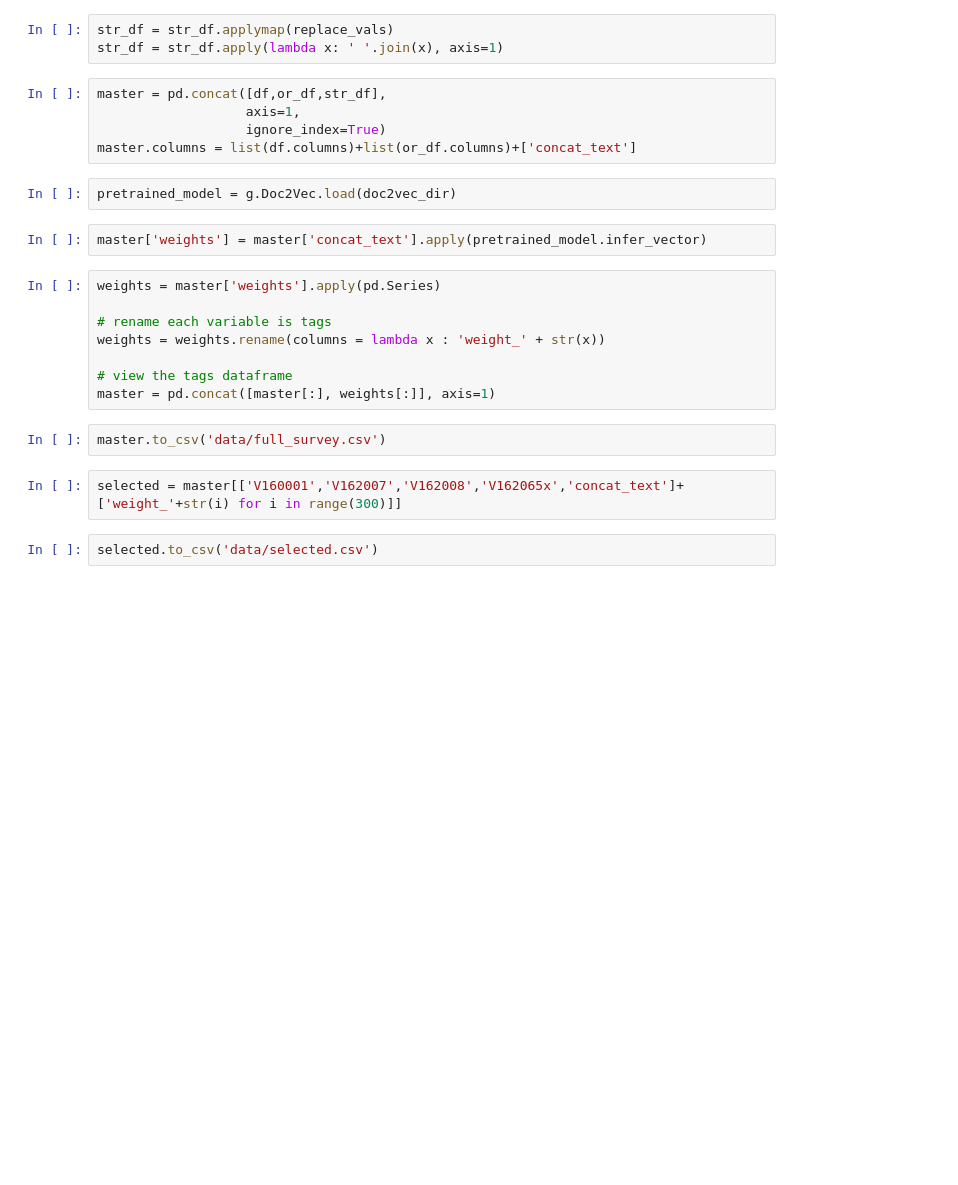
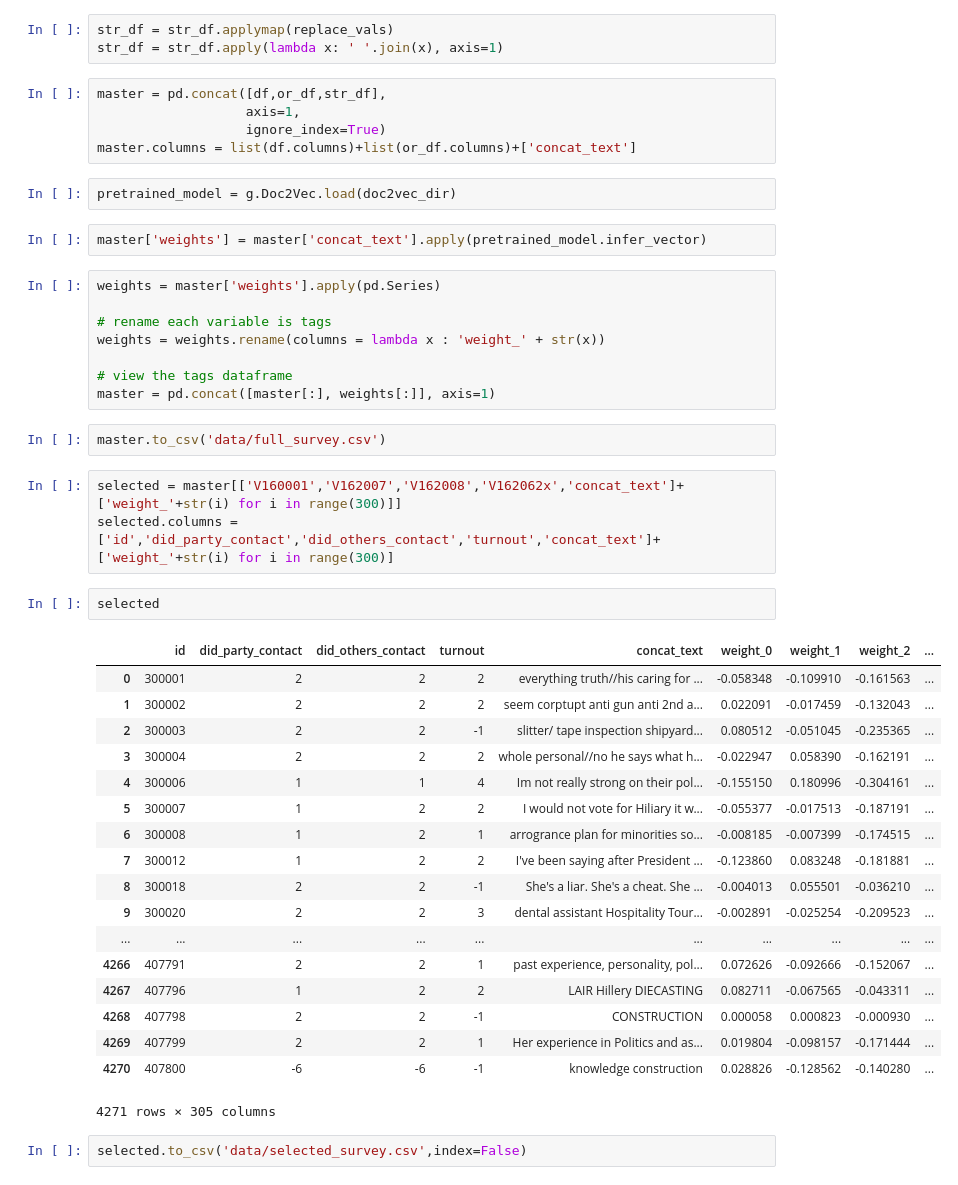
Before and after one commit to kojino/doc2vec, a Jupyter notebook: 2016_survey/2016_survey.ipynb, the cells around one changed output. Cells and saved outputs as stored; diff of their text form; blank space fills up the shorter version.

Commit message:
match voter turnout

```diff
--- a/2016_survey/2016_survey.ipynb
+++ b/2016_survey/2016_survey.ipynb
@@ -91,6 +64,28 @@ master = pd.concat([master[:], weights[:]], axis=1)
 # %%
 master.to_csv('data/full_survey.csv')
 # %%
-selected = master[['V160001','V162007','V162008','V162065x','concat_text']+['weight_'+str(i) for i in range(300)]]
+selected = master[['V160001','V162007','V162008','V162062x','concat_text']+['weight_'+str(i) for i in range(300)]]
+selected.columns = ['id','did_party_contact','did_others_contact','turnout','concat_text']+['weight_'+str(i) for i in range(300)]
+# %%
+selected
+# %% [output]
+|  | id | did_party_contact | did_others_contact | turnout | concat_text | weight_0 | weight_1 | weight_2 | ... |
+| 0 | 300001 | 2 | 2 | 2 | everything truth//his caring for ... | -0.058348 | -0.109910 | -0.161563 | ... |
+| 1 | 300002 | 2 | 2 | 2 | seem corptupt anti gun anti 2nd a... | 0.022091 | -0.017459 | -0.132043 | ... |
+| 2 | 300003 | 2 | 2 | -1 | slitter/ tape inspection shipyard... | 0.080512 | -0.051045 | -0.235365 | ... |
+| 3 | 300004 | 2 | 2 | 2 | whole personal//no he says what h... | -0.022947 | 0.058390 | -0.162191 | ... |
+| 4 | 300006 | 1 | 1 | 4 | Im not really strong on their pol... | -0.155150 | 0.180996 | -0.304161 | ... |
+| 5 | 300007 | 1 | 2 | 2 | I would not vote for Hiliary it w... | -0.055377 | -0.017513 | -0.187191 | ... |
+| 6 | 300008 | 1 | 2 | 1 | arrogrance plan for minorities so... | -0.008185 | -0.007399 | -0.174515 | ... |
+| 7 | 300012 | 1 | 2 | 2 | I've been saying after President ... | -0.123860 | 0.083248 | -0.181881 | ... |
+| 8 | 300018 | 2 | 2 | -1 | She's a liar. She's a cheat. She ... | -0.004013 | 0.055501 | -0.036210 | ... |
+| 9 | 300020 | 2 | 2 | 3 | dental assistant Hospitality Tour... | -0.002891 | -0.025254 | -0.209523 | ... |
+| ... | ... | ... | ... | ... | ... | ... | ... | ... | ... |
+| 4266 | 407791 | 2 | 2 | 1 | past experience, personality, pol... | 0.072626 | -0.092666 | -0.152067 | ... |
+| 4267 | 407796 | 1 | 2 | 2 | LAIR Hillery DIECASTING | 0.082711 | -0.067565 | -0.043311 | ... |
+| 4268 | 407798 | 2 | 2 | -1 | CONSTRUCTION | 0.000058 | 0.000823 | -0.000930 | ... |
+| 4269 | 407799 | 2 | 2 | 1 | Her experience in Politics and as... | 0.019804 | -0.098157 | -0.171444 | ... |
+| 4270 | 407800 | -6 | -6 | -1 | knowledge construction | 0.028826 | -0.128562 | -0.140280 | ... |
+4271 rows × 305 columns
 # %%
-selected.to_csv('data/selected.csv')
+selected.to_csv('data/selected_survey.csv',index=False)
```
Also changed, not shown: parts of 6 cells of this notebook, 2 other files.
